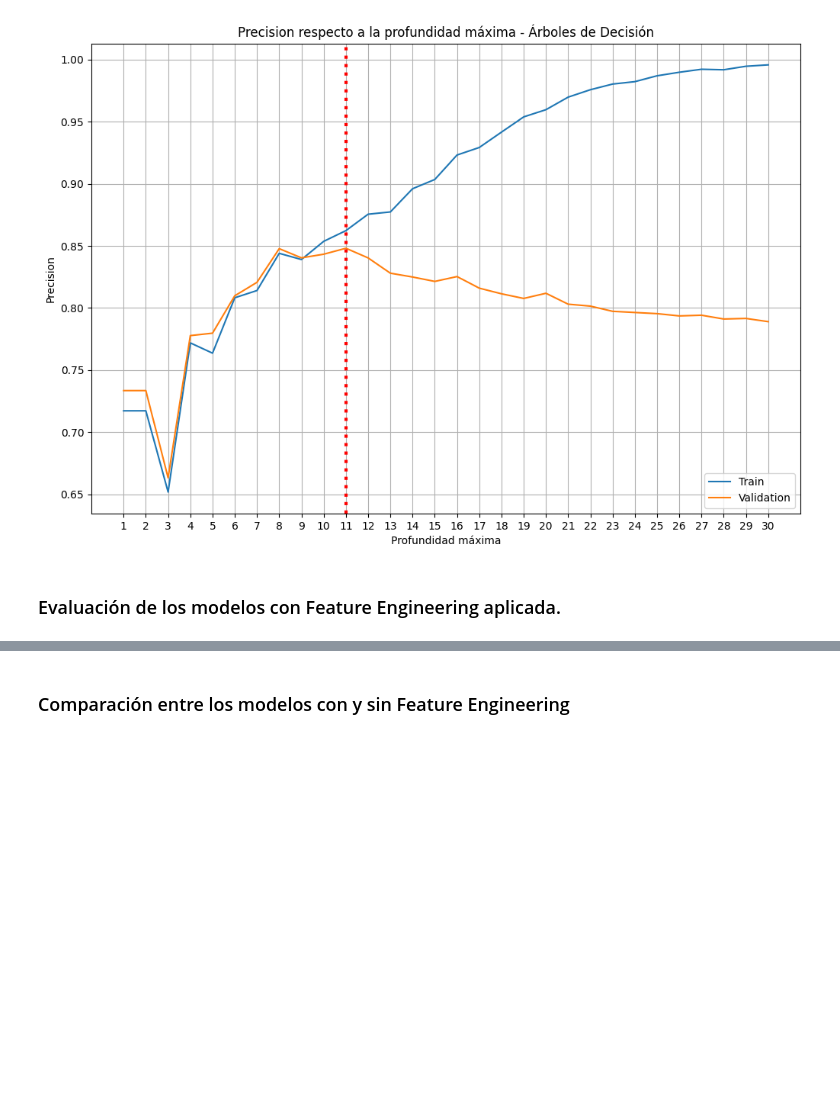
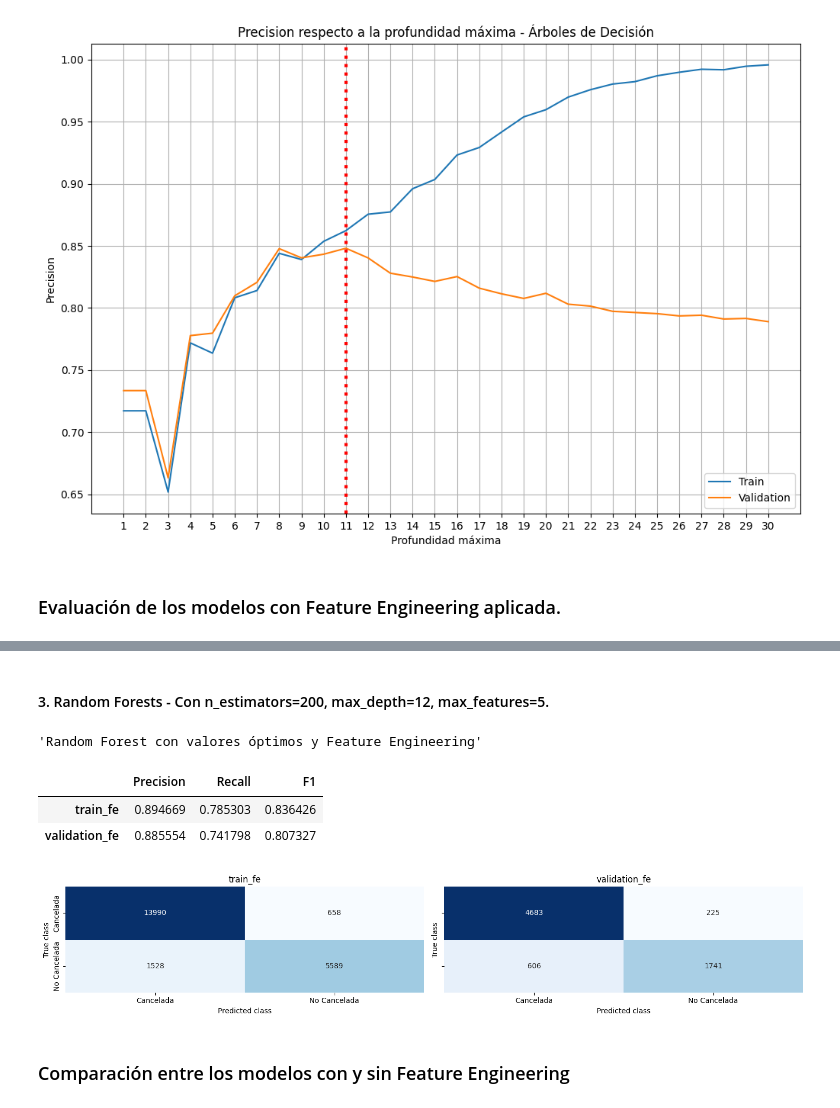
Before and after one commit to nachopalmieri/TP_ML_Aiasa_Fassanelli_Palmieri, a Jupyter notebook: tp2_experimentation.ipynb, the cells around one changed output, grey strips where cells are left out. Drawn from its saved outputs; the diff is of its cells as text; code cells hidden in the pictures; blank space fills up the shorter version.

```diff
--- a/tp2_experimentation.ipynb
+++ b/tp2_experimentation.ipynb
@@ -563,2 +754,21 @@ plt.show()
+# %% [markdown]
+#### 3. Random Forests - Con n_estimators=200, max_depth=12, max_features=5.
+# %%
+forest_model_fe = RandomForestClassifier(n_estimators=200, max_depth=12, max_features=5)
+
+rf_model_fe = Pipeline([
+    ('mapper', mapper_fe),
+    ('classifier', forest_model_fe),
+])
+
+rf_model_fe.fit(train_fe, train_fe.booking_status)
+
+evaluate_model_fe(rf_model_fe, title='Random Forest con valores óptimos y Feature Engineering')
+# %% [output]
+'Random Forest con valores óptimos y Feature Engineering'
+|  | Precision | Recall | F1 |
+| train_fe | 0.894669 | 0.785303 | 0.836426 |
+| validation_fe | 0.885554 | 0.741798 | 0.807327 |
+[figure, added]
 # %% [markdown]
 ### Comparación entre los modelos con y sin Feature Engineering
```
Also changed, not shown: parts of 20 cells of this notebook.
